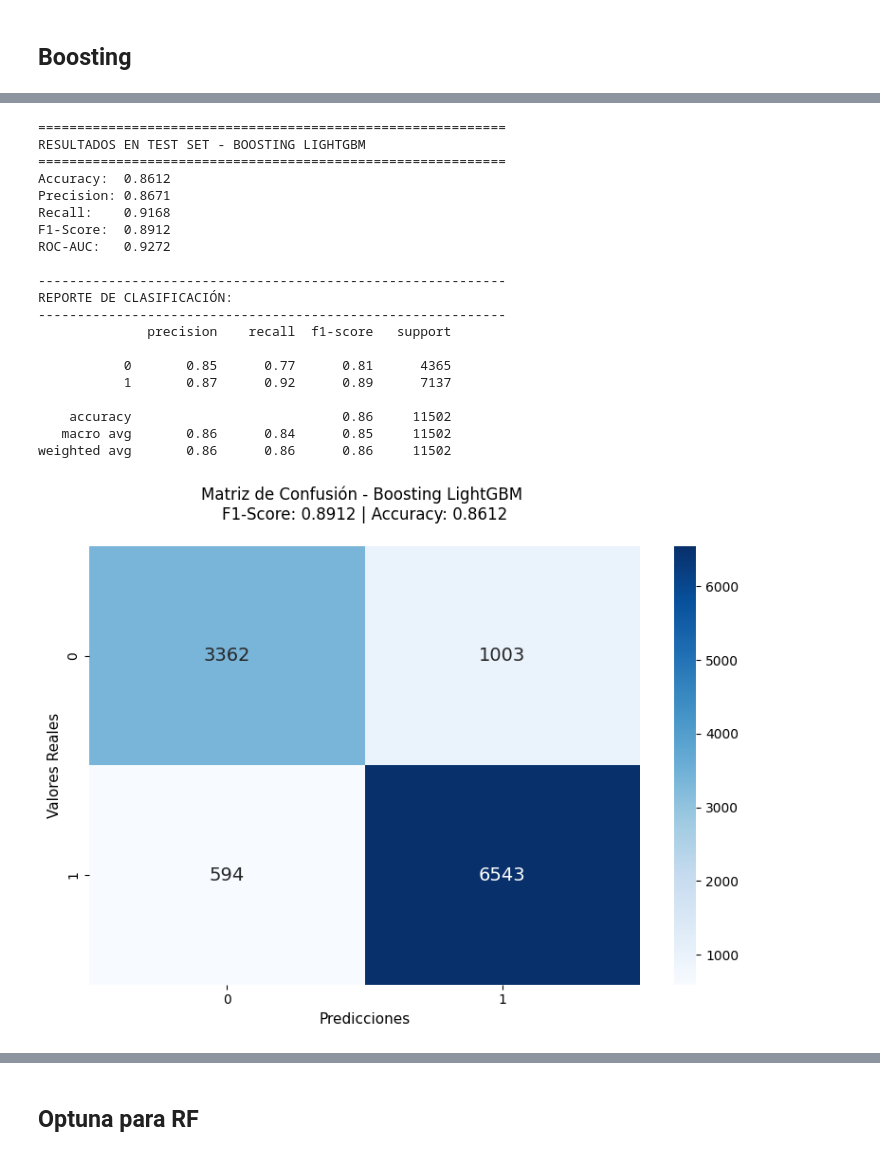
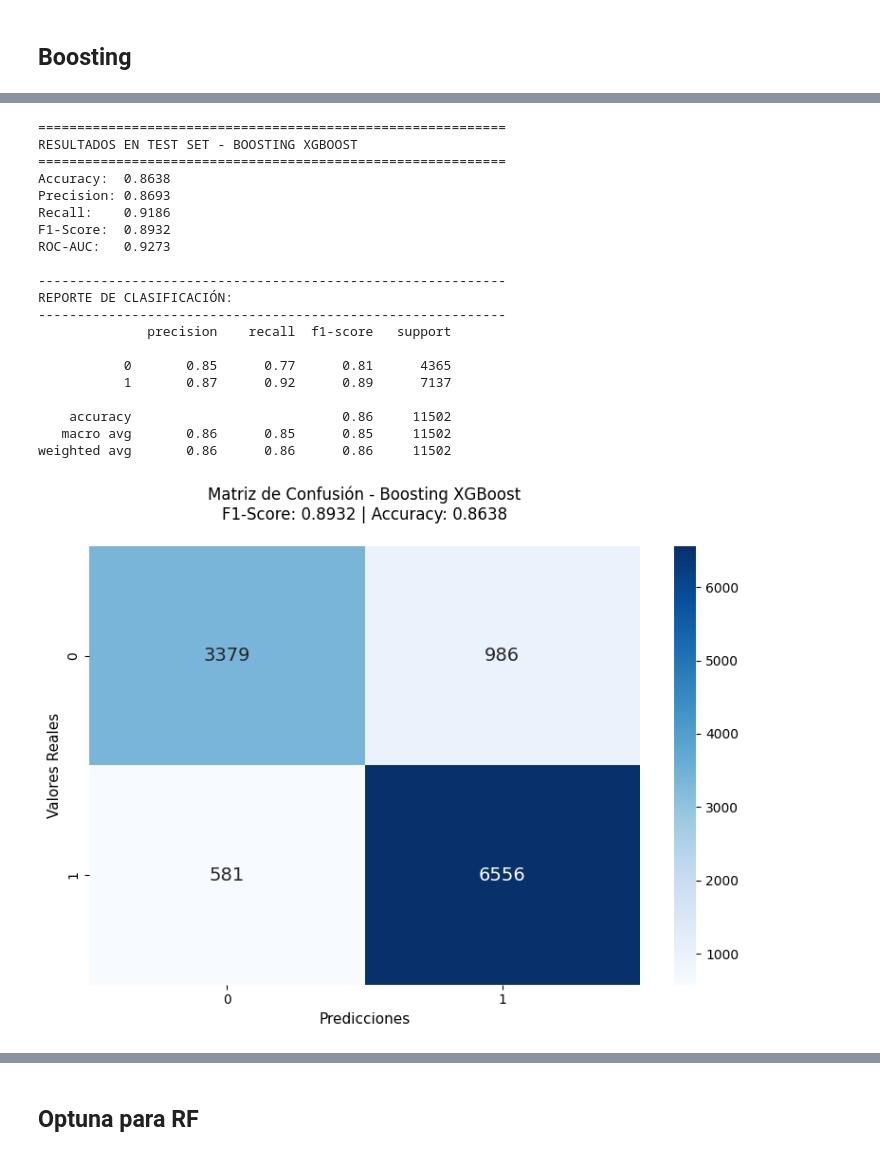
Before and after one commit to SofiaForni/aprendizaje_automatico_desertores, a Jupyter notebook: notebooks/modelos_target_binaria.ipynb, the cells around one changed output, grey strips where cells are left out. Cells and saved outputs as stored; diff of their text form; code cells hidden in the pictures.

```diff
--- a/notebooks/modelos_target_binaria.ipynb
+++ b/notebooks/modelos_target_binaria.ipynb
@@ -322,7 +322,7 @@ grid_search = GridSearchCV(
     pipeline,
     param_grid,
     cv=3,
-    scoring='f1',
+    scoring='accuracy',
     n_jobs=-1,
     verbose=1
 )
@@ -409,7 +409,7 @@ grid_search = GridSearchCV(
     pipeline,
     param_grid,
     cv=5,
-    scoring='f1',
+    scoring='accuracy',
     n_jobs=-1,
     verbose=1
 )
@@ -470,7 +470,7 @@ grid_search_rf = GridSearchCV(
     pipeline_rf,
     param_grid_rf,
     cv=5,
-    scoring='f1',
+    scoring='accuracy',
     n_jobs=-1,
     verbose=1
 )
@@ -568,7 +568,7 @@ grid_search = RandomizedSearchCV(
     pipeline,
     param_grid,
     n_iter=50,
-    scoring='f1',
+    scoring='accuracy',
     n_jobs=-1,
     verbose=2,
     random_state=42,
@@ -599,30 +599,30 @@ Fitting 5 folds for each of 50 candidates, totalling 250 fits
 [CV] END classifier__colsample_bytree=0.8021009489791429, classifier__learning_rate=0.17529149322154836, classifier__max_depth=8, classifier__min_child_samples=22, classifier__n_estimators=798, classi ...
 [CV] END classifier__colsample_bytree=0.8021009489791429, classifier__learning_rate=0.17529149322154836, classifier__max_depth=8, classifier__min_child_samples=22, classifier__n_estimators=798, classi ...
 # %%
-results = analyzer.evaluar_y_guardar_modelo(grid_search, X_test, y_test, y_pred, y_pred_proba,
-                          nombre_modelo="Boosting LightGBM ")
+results = analyzer.evaluar_y_guardar_modelo(grid_search_xgb, X_test, y_test, y_pred, y_pred_proba,
+                          nombre_modelo="Boosting XGBoost")
 # %% [output]
 ============================================================
-RESULTADOS EN TEST SET - BOOSTING LIGHTGBM
+RESULTADOS EN TEST SET - BOOSTING XGBOOST
 ============================================================
-Accuracy:  0.8612
-Precision: 0.8671
-Recall:    0.9168
-F1-Score:  0.8912
-ROC-AUC:   0.9272
+Accuracy:  0.8638
+Precision: 0.8693
+Recall:    0.9186
+F1-Score:  0.8932
+ROC-AUC:   0.9273
 
 ------------------------------------------------------------
 REPORTE DE CLASIFICACIÓN:
 ------------------------------------------------------------
               precision    recall  f1-score   support
 
            0       0.85      0.77      0.81      4365
            1       0.87      0.92      0.89      7137
 
     accuracy                           0.86     11502
-   macro avg       0.86      0.84      0.85     11502
+   macro avg       0.86      0.85      0.85     11502
 weighted avg       0.86      0.86      0.86     11502
-[figure, old version]
+[figure, new version]
 [figure]
 # %%
 results_df = pd.concat([results_df, results], ignore_index=True)
```
Also changed, not shown: parts of 7 cells of this notebook, 1 other file.
